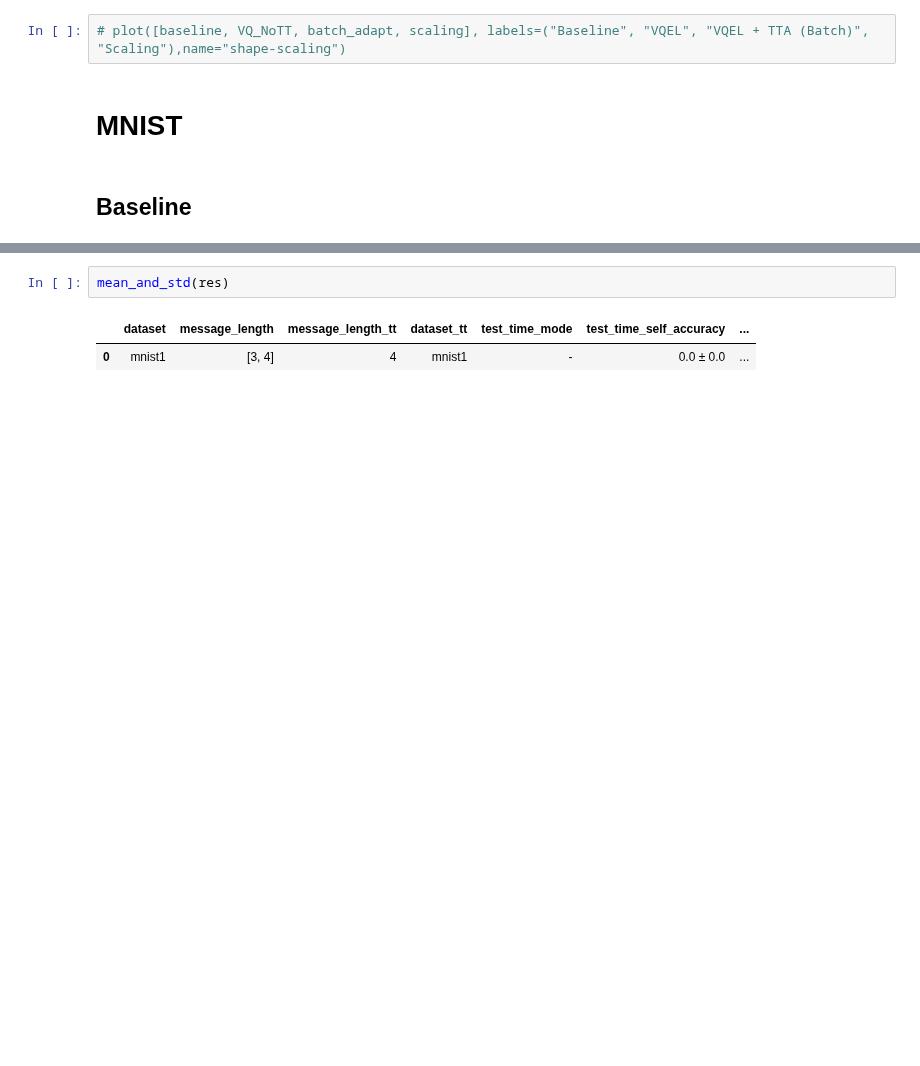
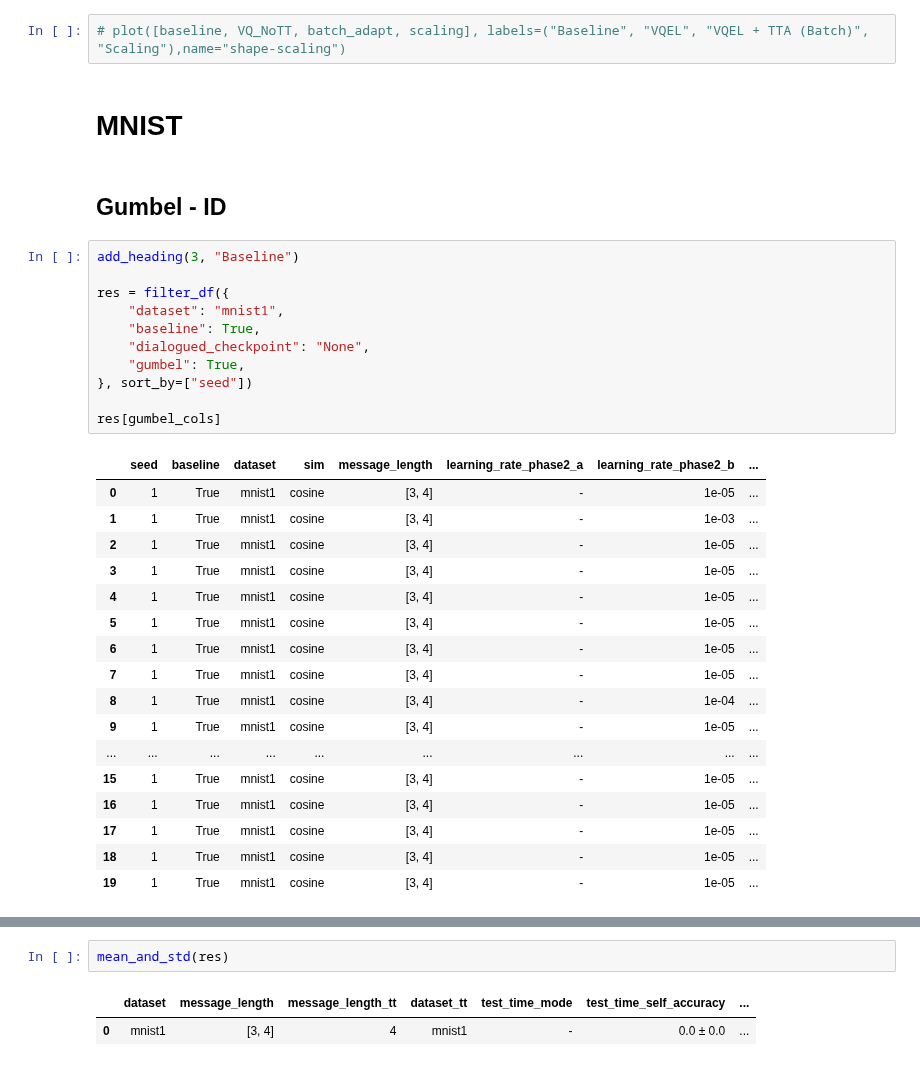
Before and after one commit to MehdiJmlkh/Test-Time-Emergent-Language, a Jupyter notebook: VQTT/results.ipynb, the cells around one changed output, grey strips where cells are left out. Cells and saved outputs as stored; diff of their text form; blank space fills up the shorter version.

```diff
--- a/VQTT/results.ipynb
+++ b/VQTT/results.ipynb
@@ -652,5 +710,34 @@ dataset_adapt = mean_and_std(final)
 # plot([baseline, VQ_NoTT, batch_adapt, scaling], labels=("Baseline", "VQEL", "VQEL + TTA (Batch)", "Scaling"),name="shape-scaling")
 # %% [markdown]
 # MNIST
-# %% [markdown]
-## Baseline
+# %% [markdown]
+## Gumbel - ID
+# %%
+add_heading(3, "Baseline")
+
+res = filter_df({
+    "dataset": "mnist1",
+    "baseline": True,
+    "dialogued_checkpoint": "None",
+    "gumbel": True,
+}, sort_by=["seed"])
+
+res[gumbel_cols]
+# %% [output]
+|  | seed | baseline | dataset | sim | message_length | learning_rate_phase2_a | learning_rate_phase2_b | ... |
+| 0 | 1 | True | mnist1 | cosine | [3, 4] | - | 1e-05 | ... |
+| 1 | 1 | True | mnist1 | cosine | [3, 4] | - | 1e-03 | ... |
+| 2 | 1 | True | mnist1 | cosine | [3, 4] | - | 1e-05 | ... |
+| 3 | 1 | True | mnist1 | cosine | [3, 4] | - | 1e-05 | ... |
+| 4 | 1 | True | mnist1 | cosine | [3, 4] | - | 1e-05 | ... |
+| 5 | 1 | True | mnist1 | cosine | [3, 4] | - | 1e-05 | ... |
+| 6 | 1 | True | mnist1 | cosine | [3, 4] | - | 1e-05 | ... |
+| 7 | 1 | True | mnist1 | cosine | [3, 4] | - | 1e-05 | ... |
+| 8 | 1 | True | mnist1 | cosine | [3, 4] | - | 1e-04 | ... |
+| 9 | 1 | True | mnist1 | cosine | [3, 4] | - | 1e-05 | ... |
+| ... | ... | ... | ... | ... | ... | ... | ... | ... |
+| 15 | 1 | True | mnist1 | cosine | [3, 4] | - | 1e-05 | ... |
+| 16 | 1 | True | mnist1 | cosine | [3, 4] | - | 1e-05 | ... |
+| 17 | 1 | True | mnist1 | cosine | [3, 4] | - | 1e-05 | ... |
+| 18 | 1 | True | mnist1 | cosine | [3, 4] | - | 1e-05 | ... |
+| 19 | 1 | True | mnist1 | cosine | [3, 4] | - | 1e-05 | ... |
```
Also changed, not shown: parts of 44 cells of this notebook, 58 other files.
